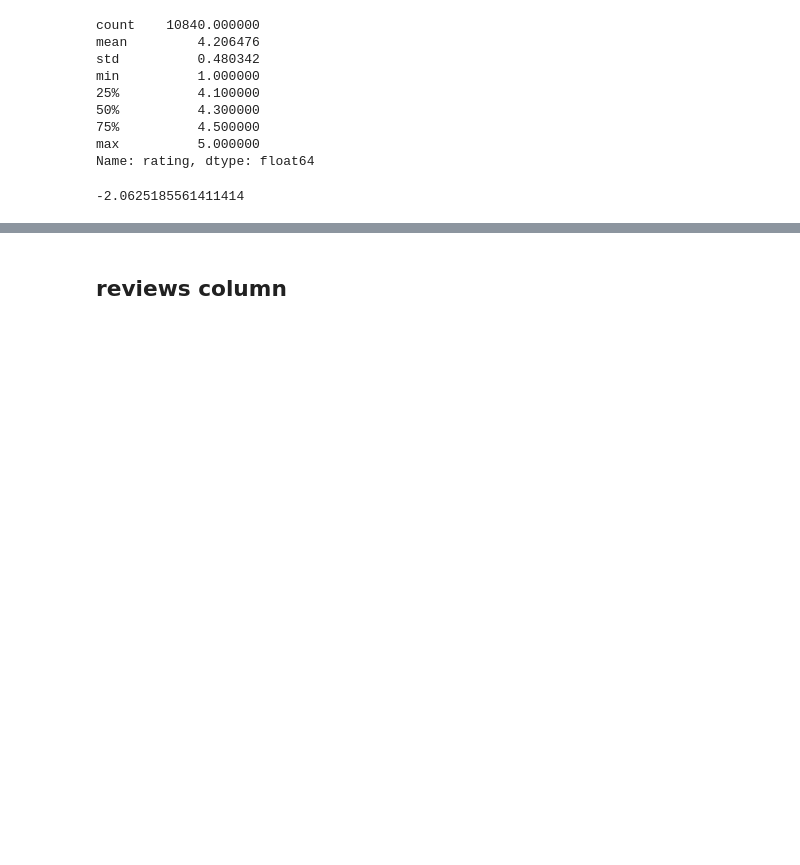
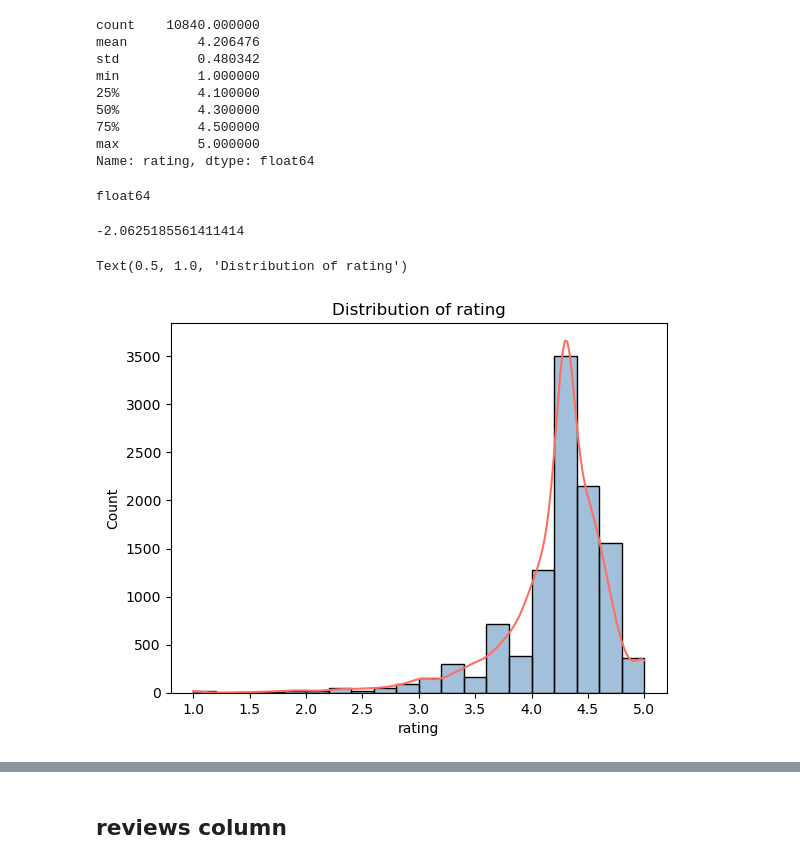
Before and after one commit to danial-baraty/ML-projs, a Jupyter notebook: googleplaystore/Mini Project 1.ipynb, the cells around one changed output, grey strips where cells are left out. Cells and saved outputs as stored; diff of their text form; code cells hidden in the pictures; blank space fills up the shorter version.

```diff
--- a/googleplaystore/Mini Project 1.ipynb
+++ b/googleplaystore/Mini Project 1.ipynb
@@ -146,7 +146,18 @@ min          1.000000
 75%          4.500000
 max          5.000000
 Name: rating, dtype: float64
+# %%
+print(df['rating'].dtype)
+# %% [output]
+float64
 # %%
 df["rating"].skew()
 # %% [output]
 -2.0625185561411414
+# %%
+ax = sns.histplot(data=df['rating'], bins=20, kde=True, color='#4682B4')
+ax.lines[0].set_color('#FF6F61')
+plt.title("Distribution of rating")
+# %% [output]
+Text(0.5, 1.0, 'Distribution of rating')
+[figure, added]
```
Also changed, not shown: parts of 10 cells of this notebook.
